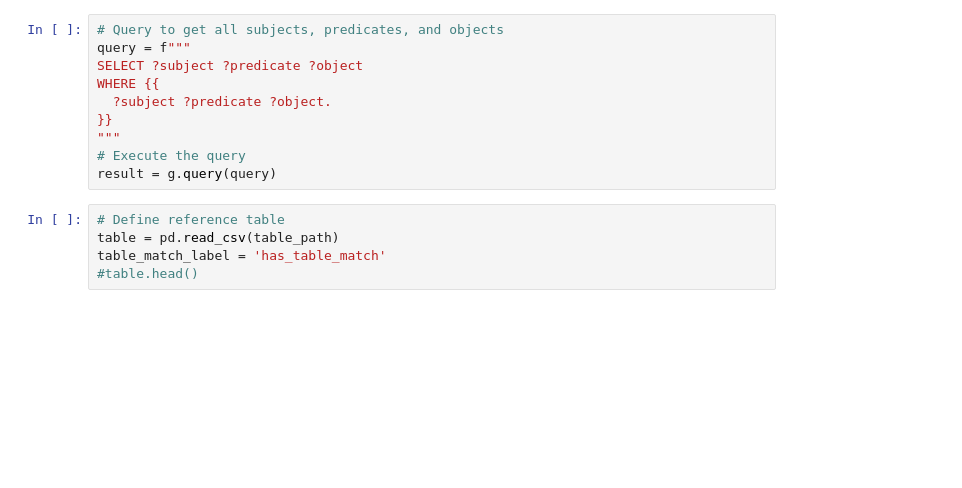
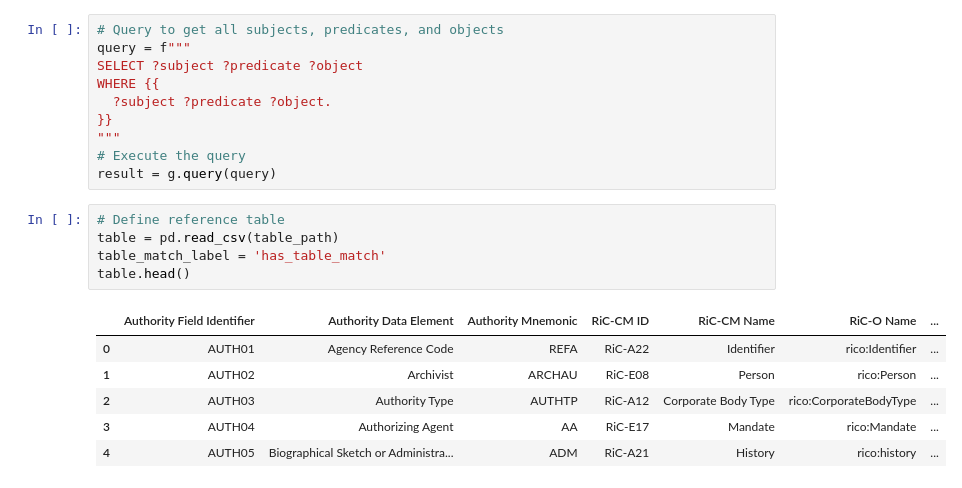
Before and after one commit to gbad-project/records_in_contexts_draw_io_parser, a Jupyter notebook: gbad/mapping/tools/map_schema.ipynb, the cells around one changed output. Drawn from its saved outputs; the diff is of its cells as text; blank space fills up the shorter version.

```diff
--- a/gbad/mapping/tools/map_schema.ipynb
+++ b/gbad/mapping/tools/map_schema.ipynb
@@ -61,8 +62,15 @@ result = g.query(query)
 # %%
 # Define reference table
 table = pd.read_csv(table_path)
 table_match_label = 'has_table_match'
-#table.head()
+table.head()
+# %% [output]
+|  | Authority Field Identifier | Authority Data Element | Authority Mnemonic | RiC-CM ID | RiC-CM Name | RiC-O Name | ... |
+| 0 | AUTH01 | Agency Reference Code | REFA | RiC-A22 | Identifier | rico:Identifier | ... |
+| 1 | AUTH02 | Archivist | ARCHAU | RiC-E08 | Person | rico:Person | ... |
+| 2 | AUTH03 | Authority Type | AUTHTP | RiC-A12 | Corporate Body Type | rico:CorporateBodyType | ... |
+| 3 | AUTH04 | Authorizing Agent | AA | RiC-E17 | Mandate | rico:Mandate | ... |
+| 4 | AUTH05 | Biographical Sketch or Administra... | ADM | RiC-A21 | History | rico:history | ... |
 # %%
 # Define main processing logic
 def parse_node(uri):
```
Also changed, not shown: parts of 7 cells of this notebook.
